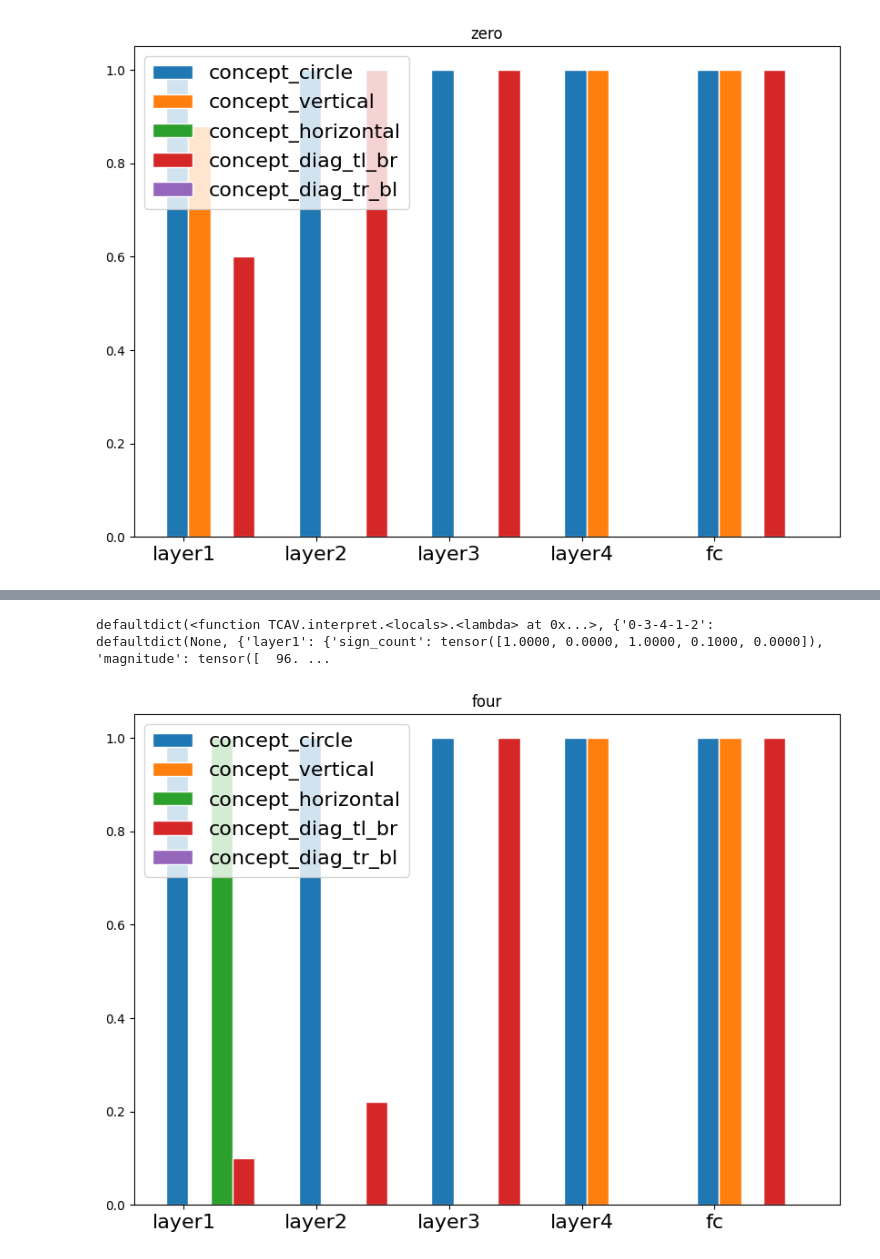
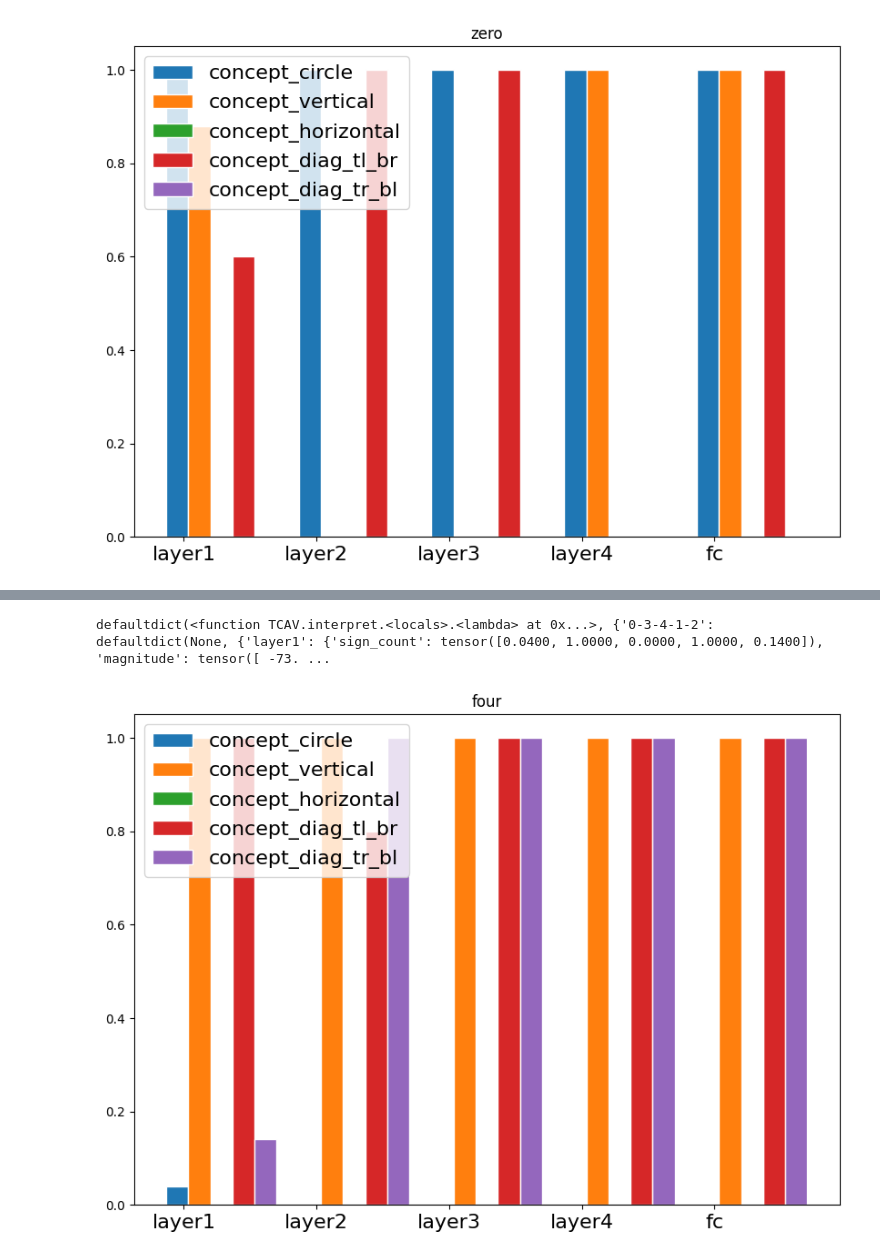
Before and after one commit to LbzSteven/EEC289_TCAV, a Jupyter notebook: TCAV_minst.ipynb, the cells around one changed output, grey strips where cells are left out. Saved outputs shown, nothing was run; the diff lists cells and outputs as text; code cells hidden in the pictures.

```diff
--- a/TCAV_minst.ipynb
+++ b/TCAV_minst.ipynb
@@ -627,14 +638,14 @@ defaultdict(<function TCAV.interpret.<locals>.<lambda> at 0x...>, {'0-3-4-1-2':
 # %%
 tcav_scores = mytcav.interpret(inputs=four_tensor,
                                         experimental_sets=experimental_set,
-                                        target=0,
+                                        target=4,
                                         n_steps=5,
                                        )
 print(tcav_scores)
 plot_tcav_scores(experimental_set, tcav_scores,marker='four')
 # %% [output]
-defaultdict(<function TCAV.interpret.<locals>.<lambda> at 0x...>, {'0-3-4-1-2': defaultdict(None, {'layer1': {'sign_count': tensor([1.0000, 0.0000, 1.0000, 0.1000, 0.0000]), 'magnitude': tensor([  96. ...
+defaultdict(<function TCAV.interpret.<locals>.<lambda> at 0x...>, {'0-3-4-1-2': defaultdict(None, {'layer1': {'sign_count': tensor([0.0400, 1.0000, 0.0000, 1.0000, 0.1400]), 'magnitude': tensor([ -73. ...
-[figure, old version]
+[figure, new version]
 # %%
 tcav_scores = mytcav.interpret(inputs=five_tensor,
                                         experimental_sets=experimental_set,
```
Also changed, not shown: parts of 17 cells of this notebook, 9 other files.
